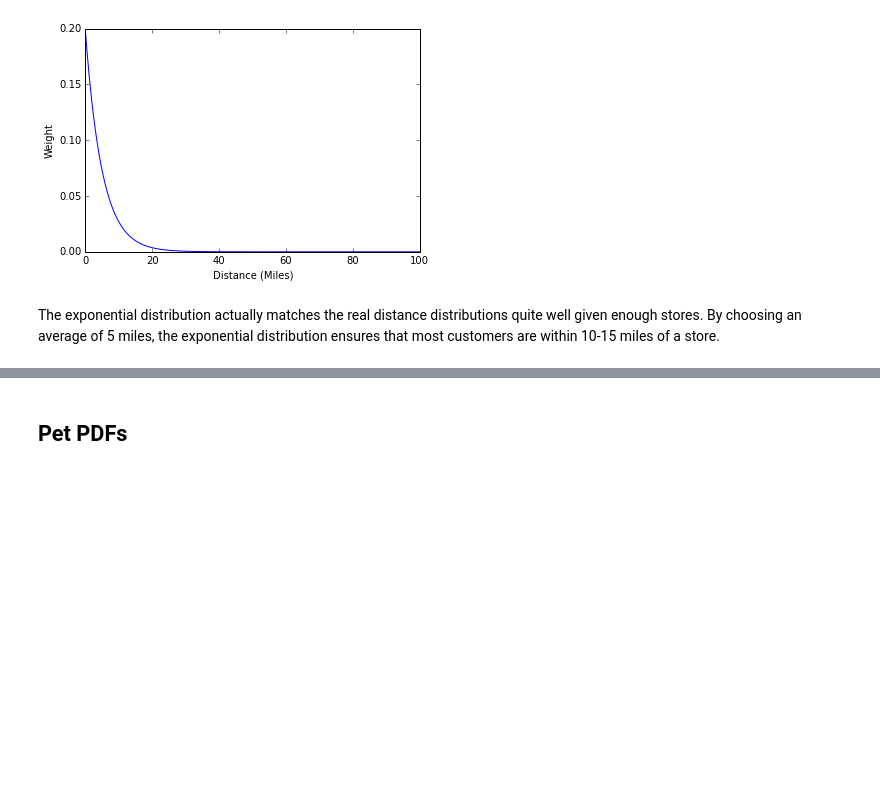
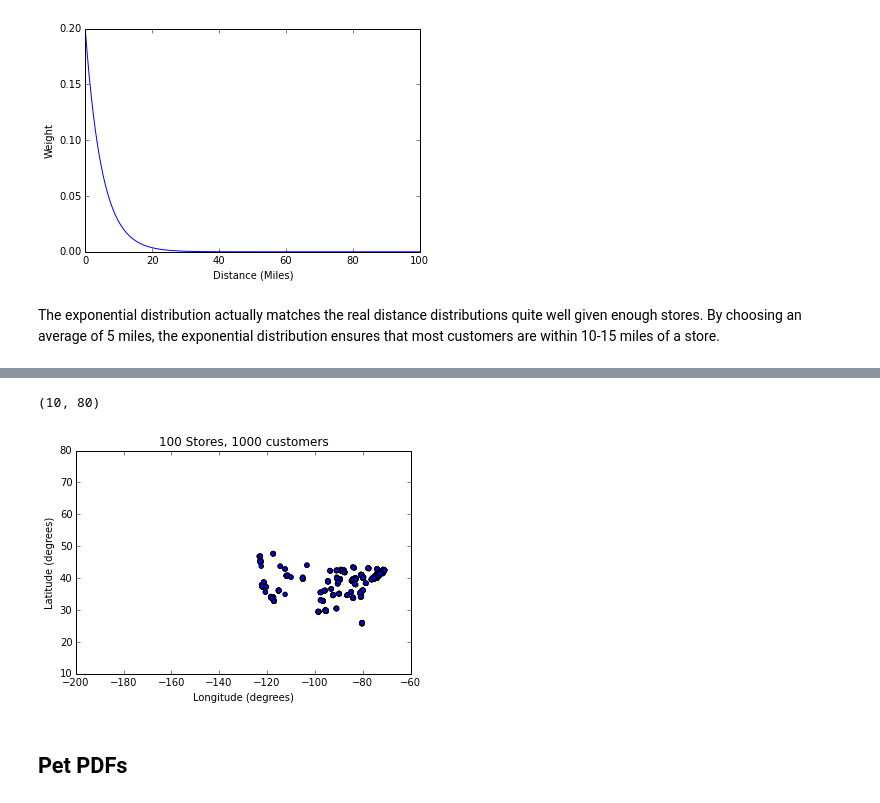
Before and after one commit to rnowling/bigpetstore-data-generator, a Jupyter notebook: notebooks/MonteCarloExample.ipynb, the cells around one changed output, grey strips where cells are left out. Drawn from its saved outputs; the diff is of its cells as text; code cells hidden in the pictures; blank space fills up the shorter version.

```diff
--- a/notebooks/MonteCarloExample.ipynb
+++ b/notebooks/MonteCarloExample.ipynb
@@ -603,3 +622,21 @@ plt.ylabel("Weight")
 [figure]
 # %% [markdown]
 The exponential distribution actually matches the real distance distributions quite well given enough stores.  By choosing an average of 5 miles, the exponential distribution ensures that most customers are within 10-15 miles of a store.
+# %%
+class LocationDistanceWeightedPDF(object):
+    def __init__(self, avg_distance=5.0, stores=None, lat_long_table=None, zipcodes=None):
+        self._dist_calculator = DistanceNearestStore(stores=stores, lat_long_table=lat_long_table)
+        self._dist_weights = DistanceWeights(avg_distance=avg_distance)
+
+        weight_sum = 0.0
+        for z in zipcodes:
+            dist, _ = self._dist_calculator.min_dist(z)
+            weight = self._dist_weights.weight(dist)
+            weight_sum += weight
+        self._normalization_factor = weight_sum
+
+    def probability(self, zipcode):
+        dist, _ = self._dist_calculator.min_dist(zipcode)
+        weight = self._dist_weights.weight(dist)
+        prob = weight / self._normalization_factor
+        return prob
@@ -606,3 +675,16 @@ The exponential distribution actually matches the real distance distributions qu
+# %%
+plt.clf()
+plt.hold(True)
+plt.scatter(lat_long_table.loc[customer_zipcodes, "longitude"], lat_long_table.loc[customer_zipcodes, "latitude"], c="r")
+plt.scatter(lat_long_table.loc[zipcodes_100, "longitude"], lat_long_table.loc[zipcodes_100, "latitude"], c="b")
+plt.ylabel("Latitude (degrees)")
+plt.xlabel("Longitude (degrees)")
+plt.title("100 Stores, 1000 customers")
+plt.xlim([-200, -60])
+plt.ylim([10, 80])
+# %% [output]
+(10, 80)
+[figure, added]
 # %% [markdown]
 ## Pet PDFs
 # %% [markdown]
```
Also changed, not shown: parts of 11 cells of this notebook.
